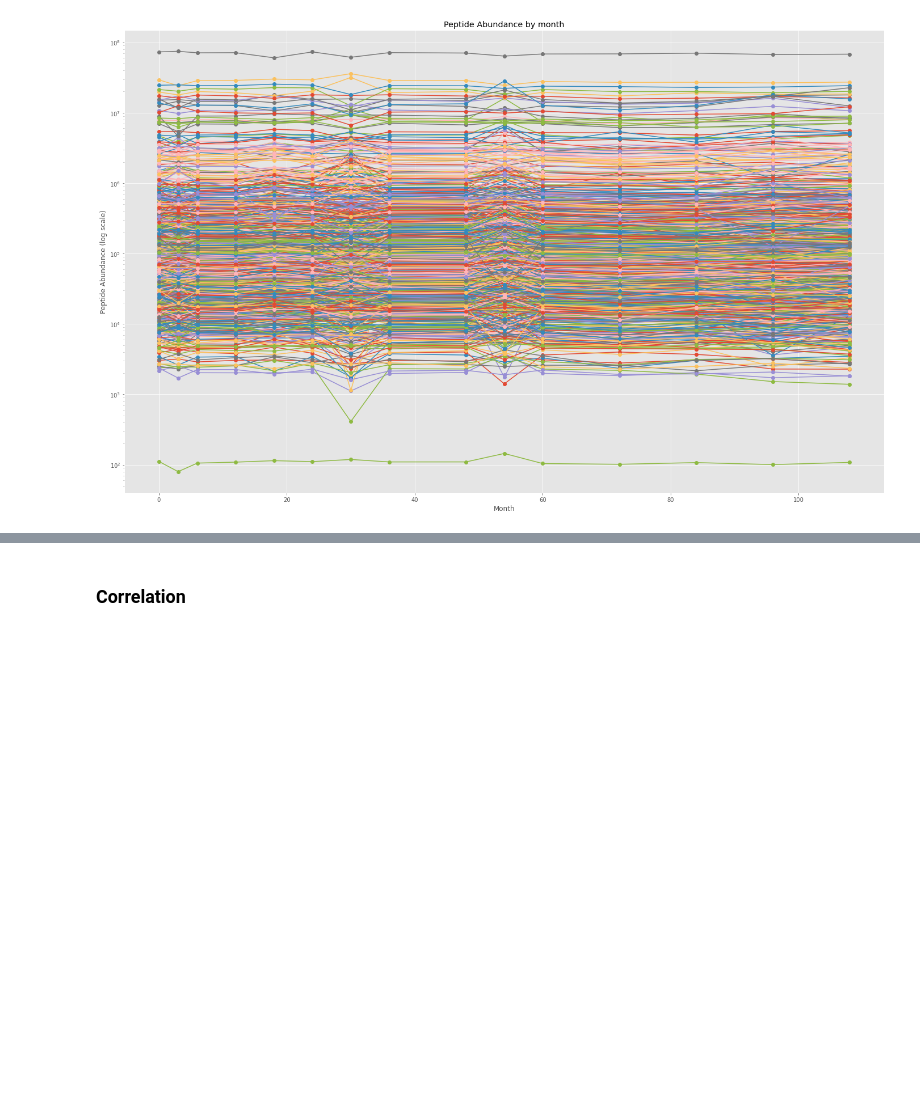
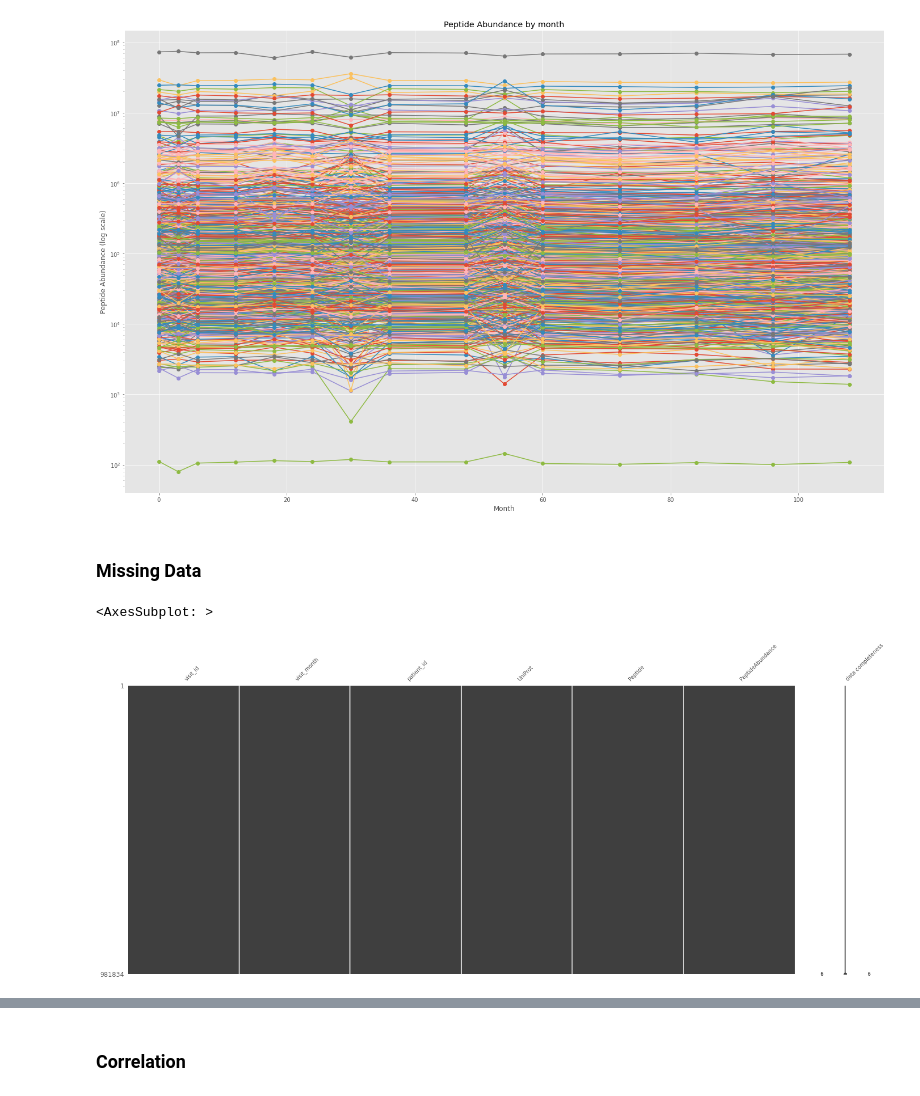
Before and after one commit to AlfredT15/AMP-Parkinsons, a Jupyter notebook: notebooks/exploration.ipynb, the cells around one changed output, grey strips where cells are left out. Cells and saved outputs as stored; diff of their text form; code cells hidden in the pictures; blank space fills up the shorter version.

```diff
--- a/notebooks/exploration.ipynb
+++ b/notebooks/exploration.ipynb
@@ -353,3 +381,10 @@ ax.set_yscale('log')
 plt.show()
 # %% [output]
 [figure]
+# %% [markdown]
+### Missing Data
+# %%
+mno.matrix(peptide_data, labels=True, fontsize=10)
+# %% [output]
+<AxesSubplot: >
+[figure, added]
```
Also changed, not shown: parts of 13 cells of this notebook, 2 other files.
